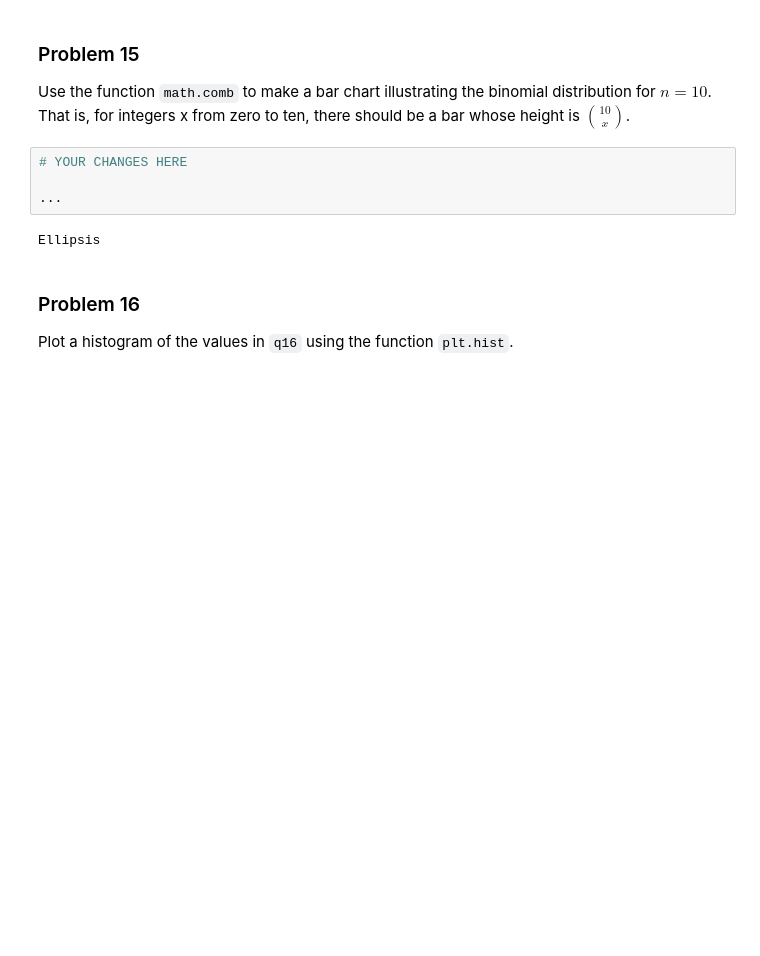
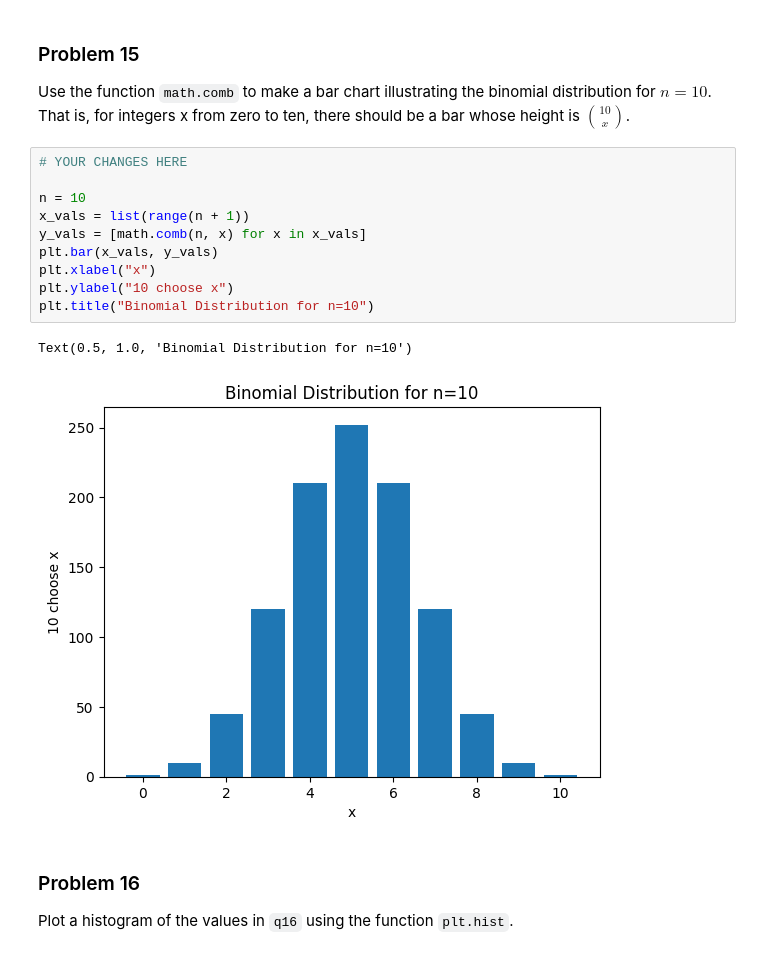
Before and after one commit to aqds-hub/Learning, a Jupyter notebook: dx602-homework-05-main/homework.ipynb, the cells around one changed output. Drawn from its saved outputs; the diff is of its cells as text; blank space fills up the shorter version.

```diff
--- a/dx602-homework-05-main/homework.ipynb
+++ b/dx602-homework-05-main/homework.ipynb
@@ -358,12 +378,19 @@ Ellipsis
 
 Use the function `math.comb` to make a bar chart illustrating the binomial distribution for $n=10$.
 That is, for integers x from zero to ten, there should be a bar whose height is $10 \choose x$.
-# %%
-# YOUR CHANGES HERE
-
-...
-# %% [output]
-Ellipsis
+# %%
+# YOUR CHANGES HERE
+
+n = 10
+x_vals = list(range(n + 1))
+y_vals = [math.comb(n, x) for x in x_vals]
+plt.bar(x_vals, y_vals)
+plt.xlabel("x")
+plt.ylabel("10 choose x")
+plt.title("Binomial Distribution for n=10")
+# %% [output]
+Text(0.5, 1.0, 'Binomial Distribution for n=10')
+[figure, added]
 # %% [markdown]
 ### Problem 16
 
```
Also changed, not shown: parts of 15 cells of this notebook, 1 other file.
